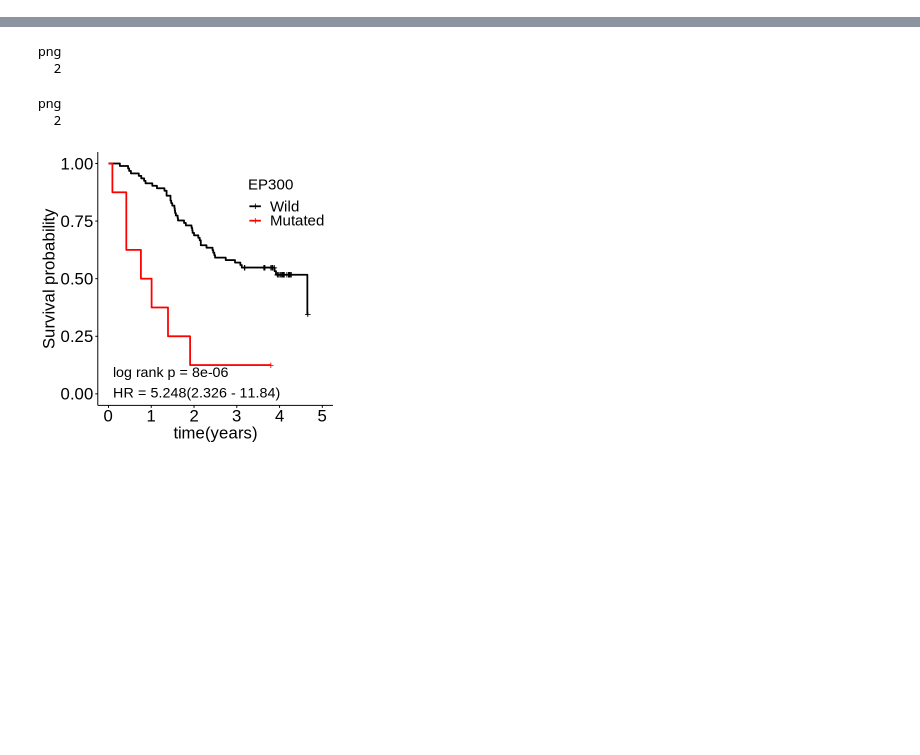
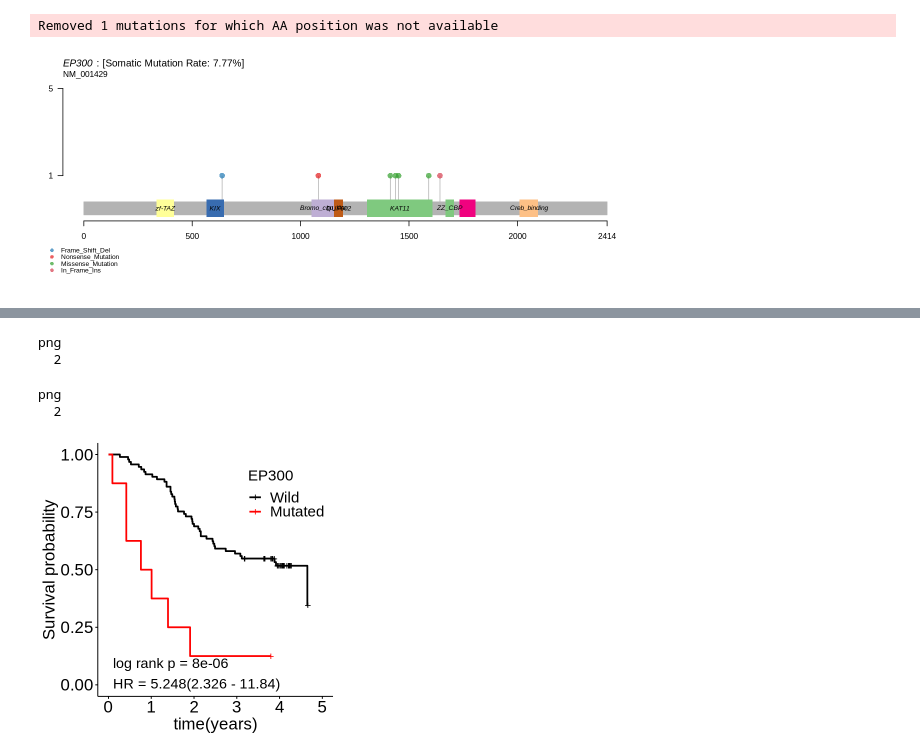
Before and after one commit to Zhong2020/ESCCproject, a Jupyter notebook: Figure4CDEF.ipynb, the cells around one changed output, grey strips where cells are left out. Saved outputs shown, nothing was run; the diff lists cells and outputs as text; code cells hidden in the pictures; blank space fills up the shorter version.

```diff
--- a/Figure4CDEF.ipynb
+++ b/Figure4CDEF.ipynb
@@ -4,0 +6,2 @@ library(ggplot2)
+# %%
+maf=read.maf("escc_all_sample.maf")
@@ -4,0 +36,6 @@ library(ggplot2)
+# %%
+options(repr.plot.height=4,repr.plot.width=10)
+lollipopPlot(maf = maf, gene = 'EP300', AACol = 'HGVSp', showMutationRate = TRUE)
+# %% [output]
+Removed 1 mutations for which AA position was not available
+[figure, added]
```
Also changed, not shown: parts of 82 cells of this notebook.
